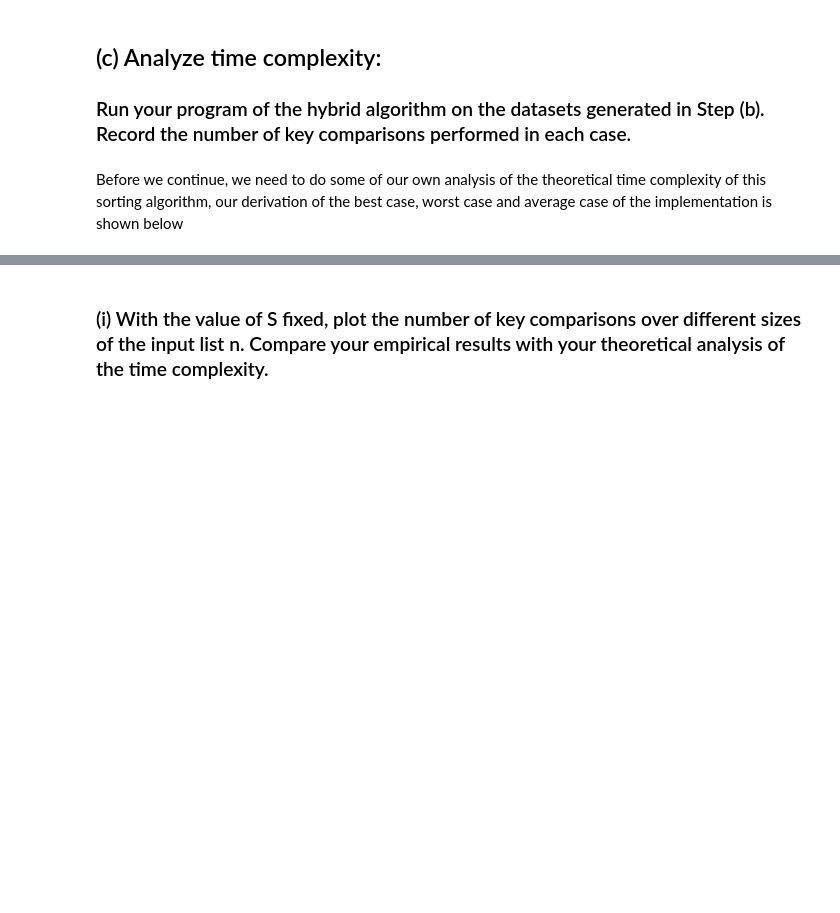
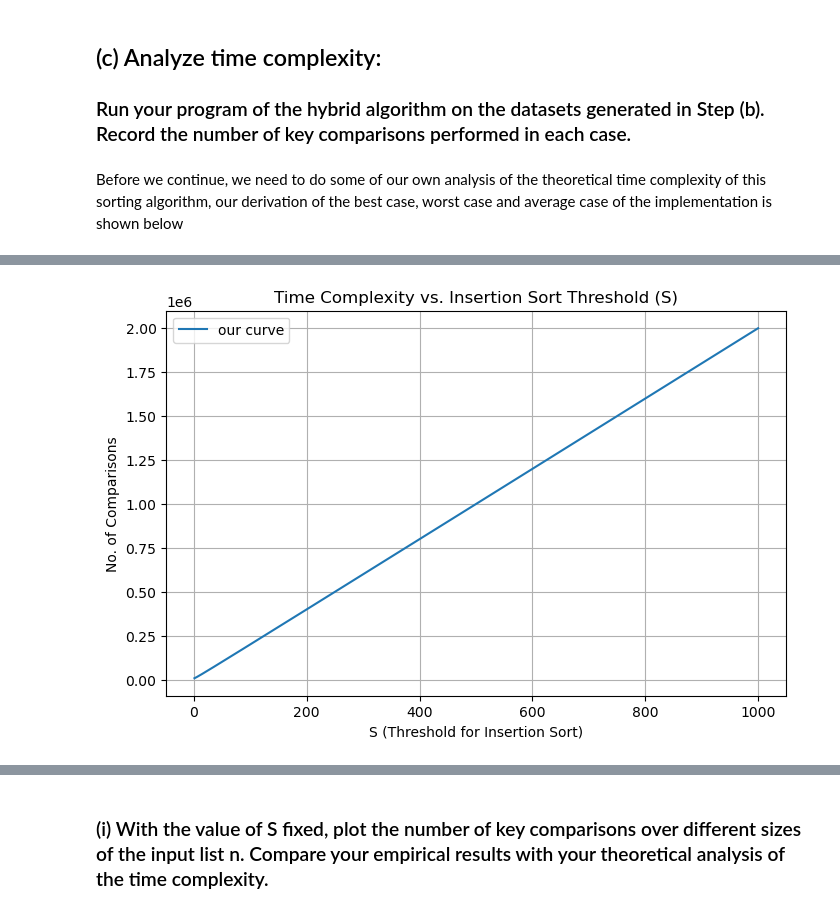
Before and after one commit to xubin0/SC2001-Projects, a Jupyter notebook: Project_1/Python_Implementation_and_Visualisation.ipynb, the cells around one changed output, grey strips where cells are left out. Drawn from its saved outputs; the diff is of its cells as text; code cells hidden in the pictures; blank space fills up the shorter version.

```diff
--- a/Project_1/Python_Implementation_and_Visualisation.ipynb
+++ b/Project_1/Python_Implementation_and_Visualisation.ipynb
@@ -122,0 +165,23 @@ In the average case, we assume that the chances of getting each number in the ar
+# %%
+def equation(n, S):
+    if S == 0:
+        return np.nan
+    return n * np.log2(n) - n * np.log2(S) + 2 * n * S + (n / 2) - (n / S) + 1
+
+n = 1000
+S_values = np.linspace(1, n, 1000)
+
+plt.figure(figsize=(8, 5))
+
+y_values = [equation(n, S) for S in S_values]  # Compute y for all S
+plt.plot(S_values, y_values, label=f'our curve')
+
+# Labels and title
+plt.xlabel('S (Threshold for Insertion Sort)')
+plt.ylabel('No. of Comparisons')
+plt.title('Time Complexity vs. Insertion Sort Threshold (S)')
+plt.legend()
+plt.grid(True)
+plt.show()
+# %% [output]
+[figure, added]
```
Also changed, not shown: parts of 26 cells of this notebook.
